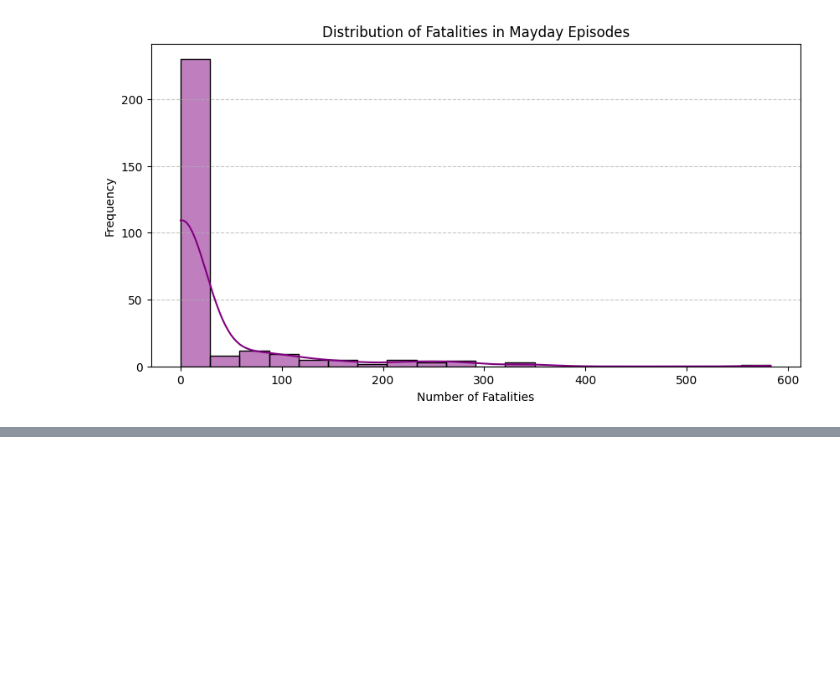
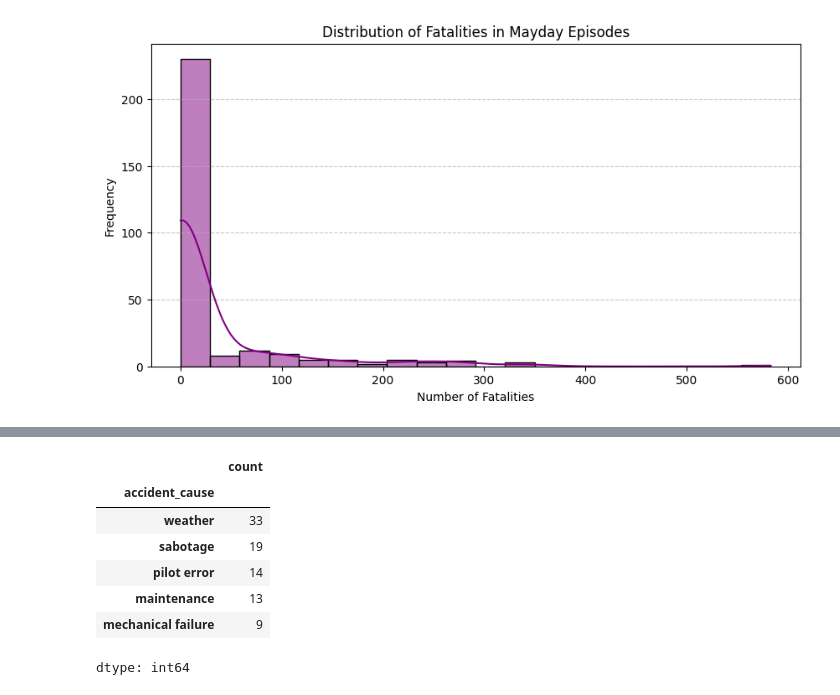
Before and after one commit to bidur/Database-Information-Retrieval, a Jupyter notebook: practice/4_project/mayday_analysis.ipynb, the cells around one changed output, grey strips where cells are left out. Cells and saved outputs as stored; diff of their text form; code cells hidden in the pictures; blank space fills up the shorter version.

```diff
--- a/practice/4_project/mayday_analysis.ipynb
+++ b/practice/4_project/mayday_analysis.ipynb
@@ -326,0 +348,13 @@ df_mayday.to_csv('mayday_data.csv')
+# %%
+# value count of accident_cause
+
+df_mayday['accident_cause'].value_counts()
+# %% [output]
+|  | count |
+| accident_cause |  |
+| weather | 33 |
+| sabotage | 19 |
+| pilot error | 14 |
+| maintenance | 13 |
+| mechanical failure | 9 |
+dtype: int64
```
Also changed, not shown: parts of 17 cells of this notebook, 1 other file.
